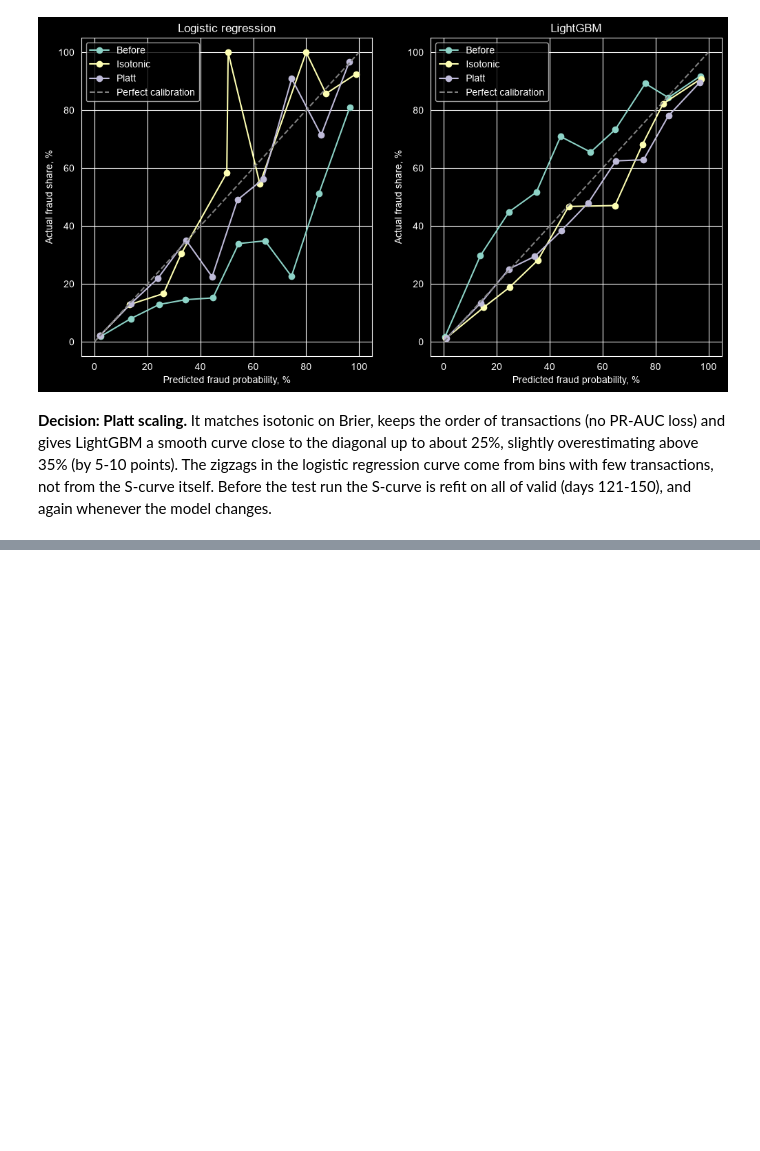
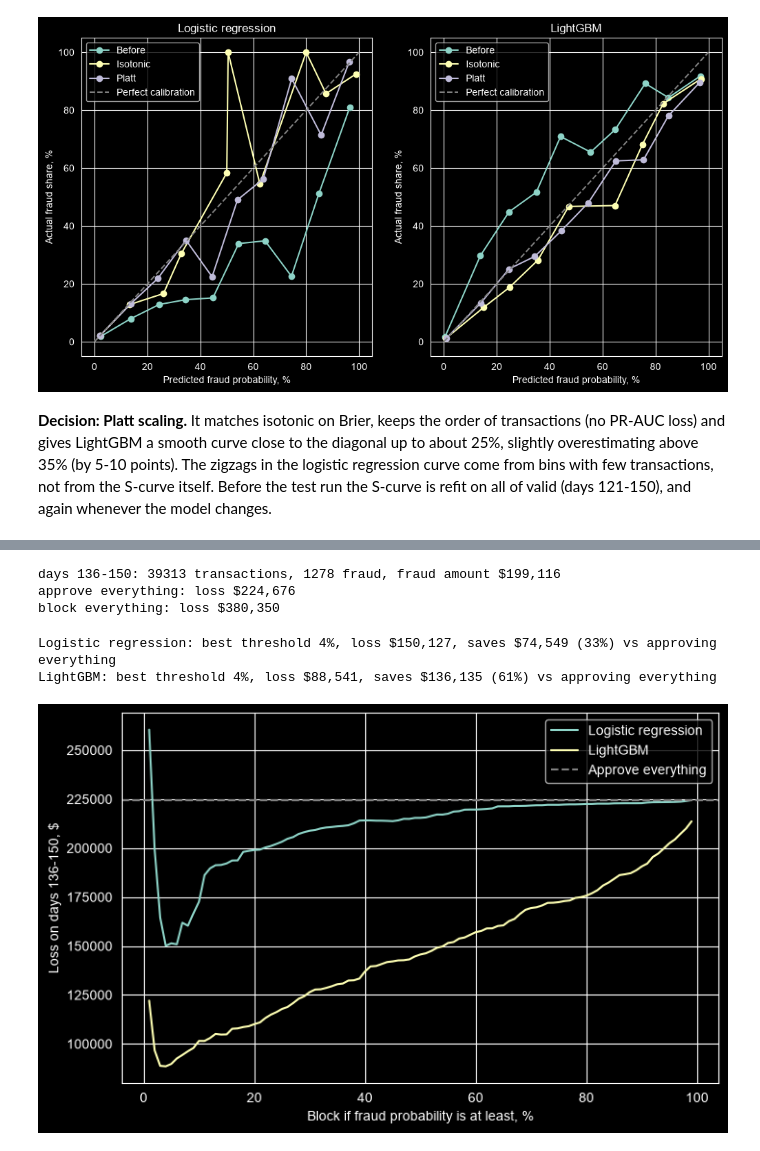
Before and after one commit to KrisTinaShch/fraud-risk-scoring, a Jupyter notebook: notebooks/07_decisions.ipynb, the cells around one changed output, grey strips where cells are left out. Saved outputs shown, nothing was run; the diff lists cells and outputs as text; code cells hidden in the pictures; blank space fills up the shorter version.

Commit message:
Choose blocking rules by the cost of errors

```diff
--- a/notebooks/07_decisions.ipynb
+++ b/notebooks/07_decisions.ipynb
@@ -156,0 +161,38 @@ plt.show()
+# %%
+FRAUD_FEE = 20
+DECLINE_COST = 10
+
+amount = valid["TransactionAmt"].to_numpy()[~calib_fit]
+fraud = y_check.to_numpy() == 1
+print(f"days 136-150: {len(fraud)} transactions, {fraud.sum()} fraud, fraud amount ${amount[fraud].sum():,.0f}")
+print(f"approve everything: loss ${(amount[fraud] + FRAUD_FEE).sum():,.0f}")
+print(f"block everything: loss ${(~fraud).sum() * DECLINE_COST:,.0f}")
+# %% [output]
+days 136-150: 39313 transactions, 1278 fraud, fraud amount $199,116
+approve everything: loss $224,676
+block everything: loss $380,350
+# %%
+THRESHOLDS = list(range(1, 100))
+approve_all = (amount[fraud] + FRAUD_FEE).sum()
+
+fig, ax = plt.subplots(figsize=(8, 5))
+for name, probs in PLATT.items():
+    losses = []
+    for t in THRESHOLDS:
+        block = probs >= t / 100
+        missed = fraud & ~block
+        false_alarms = ~fraud & block
+        losses.append((amount[missed] + FRAUD_FEE).sum() + false_alarms.sum() * DECLINE_COST)
+    best = losses.index(min(losses))
+    print(f"{name}: best threshold {THRESHOLDS[best]}%, loss ${losses[best]:,.0f}, "
+          f"saves ${approve_all - losses[best]:,.0f} ({1 - losses[best] / approve_all:.0%}) vs approving everything")
+    ax.plot(THRESHOLDS, losses, label=name)
+ax.axhline(approve_all, color="gray", linestyle="--", label="Approve everything")
+ax.set_xlabel("Block if fraud probability is at least, %")
+ax.set_ylabel("Loss on days 136-150, $")
+ax.legend()
+plt.show()
+# %% [output]
+Logistic regression: best threshold 4%, loss $150,127, saves $74,549 (33%) vs approving everything
+LightGBM: best threshold 4%, loss $88,541, saves $136,135 (61%) vs approving everything
+[figure, added]
```
Also changed, not shown: parts of 4 cells of this notebook.
